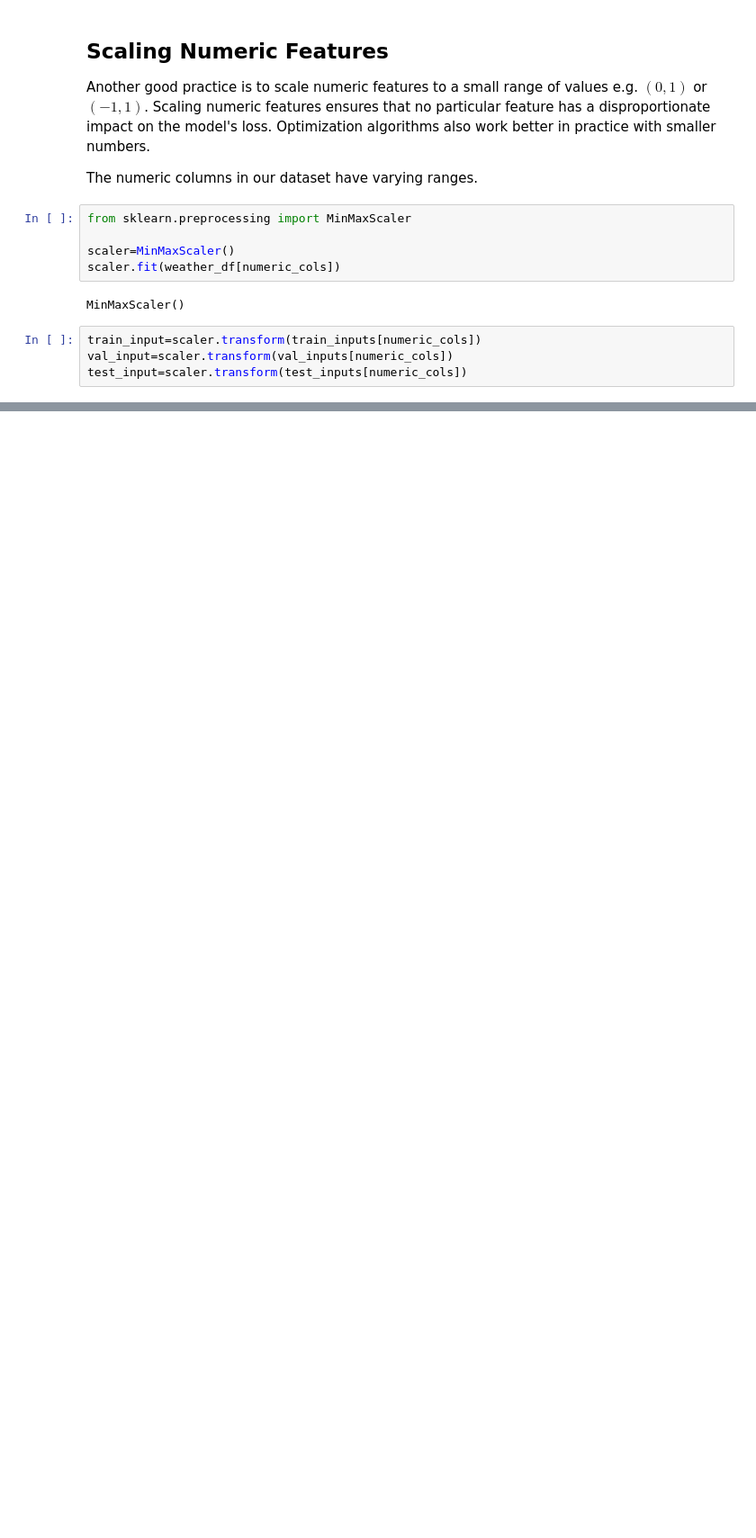
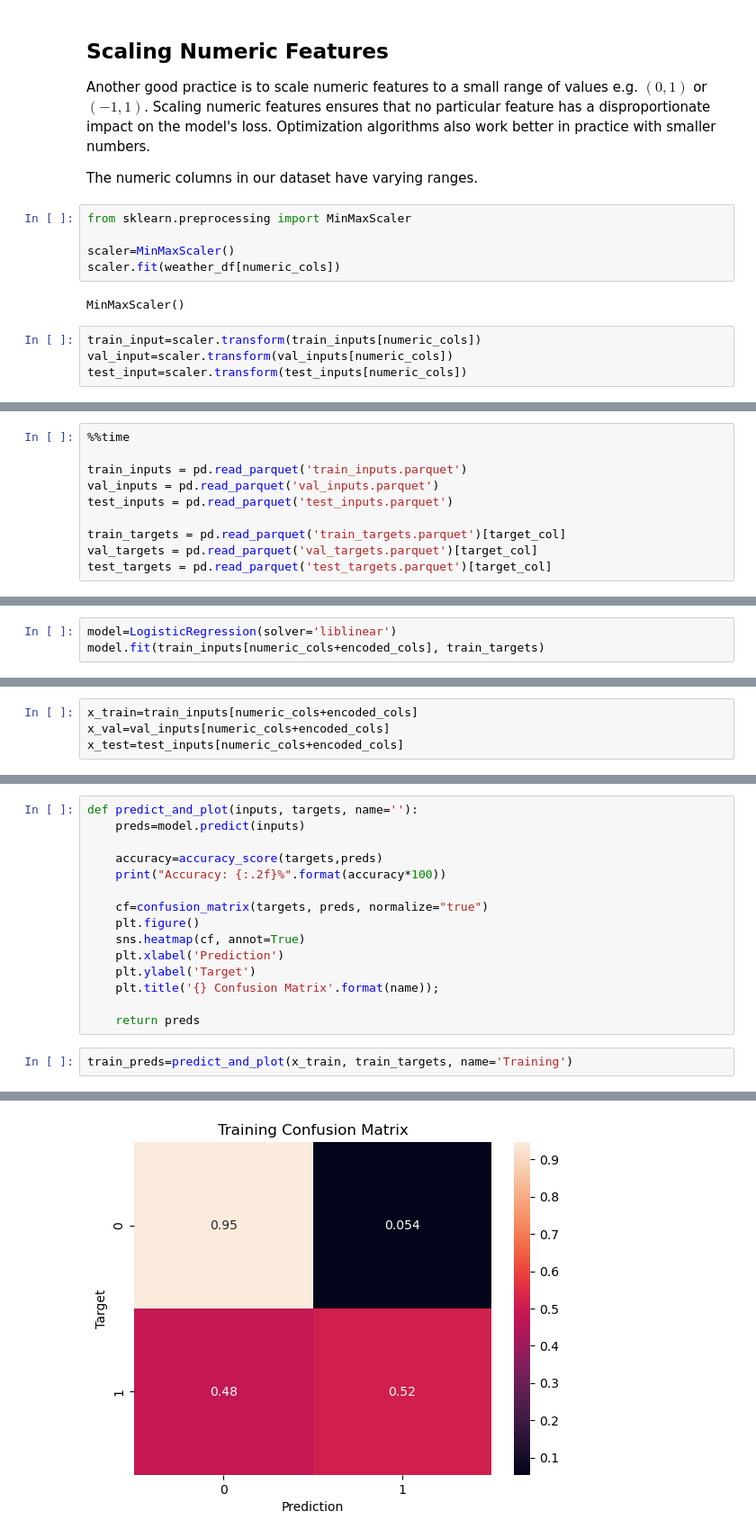
Before and after one commit to harshith1817/ML-Lab, a Jupyter notebook: Logistic Regression/Logistic Regression.ipynb, the cells around one changed output, grey strips where cells are left out. Shown at 90% size. Saved outputs shown, nothing was run; the diff lists cells and outputs as text; blank space fills up the shorter version.

```diff
--- a/Logistic Regression/Logistic Regression.ipynb
+++ b/Logistic Regression/Logistic Regression.ipynb
@@ -290,0 +353,10 @@ ValueError: Columns must be same length as key
+# %%
+%%time
+
+train_inputs = pd.read_parquet('train_inputs.parquet')
+val_inputs = pd.read_parquet('val_inputs.parquet')
+test_inputs = pd.read_parquet('test_inputs.parquet')
+
+train_targets = pd.read_parquet('train_targets.parquet')[target_col]
+val_targets = pd.read_parquet('val_targets.parquet')[target_col]
+test_targets = pd.read_parquet('test_targets.parquet')[target_col]
@@ -290,0 +391,3 @@ ValueError: Columns must be same length as key
+# %%
+model=LogisticRegression(solver='liblinear')
+model.fit(train_inputs[numeric_cols+encoded_cols], train_targets)
@@ -290,0 +400,4 @@ ValueError: Columns must be same length as key
+# %%
+x_train=train_inputs[numeric_cols+encoded_cols]
+x_val=val_inputs[numeric_cols+encoded_cols]
+x_test=test_inputs[numeric_cols+encoded_cols]
@@ -290,0 +447,18 @@ ValueError: Columns must be same length as key
+# %%
+def predict_and_plot(inputs, targets, name=''):
+    preds=model.predict(inputs)
+
+    accuracy=accuracy_score(targets,preds)
+    print("Accuracy: {:.2f}%".format(accuracy*100))
+
+    cf=confusion_matrix(targets, preds, normalize="true")
+    plt.figure()
+    sns.heatmap(cf, annot=True)
+    plt.xlabel('Prediction')
+    plt.ylabel('Target')
+    plt.title('{} Confusion Matrix'.format(name));
+
+    return preds
+# %%
+train_preds=predict_and_plot(x_train, train_targets, name='Training')
+# %% [output]
@@ -290,0 +466 @@ ValueError: Columns must be same length as key
+[figure, added]
```
Also changed, not shown: parts of 48 cells of this notebook, 11 other files.
